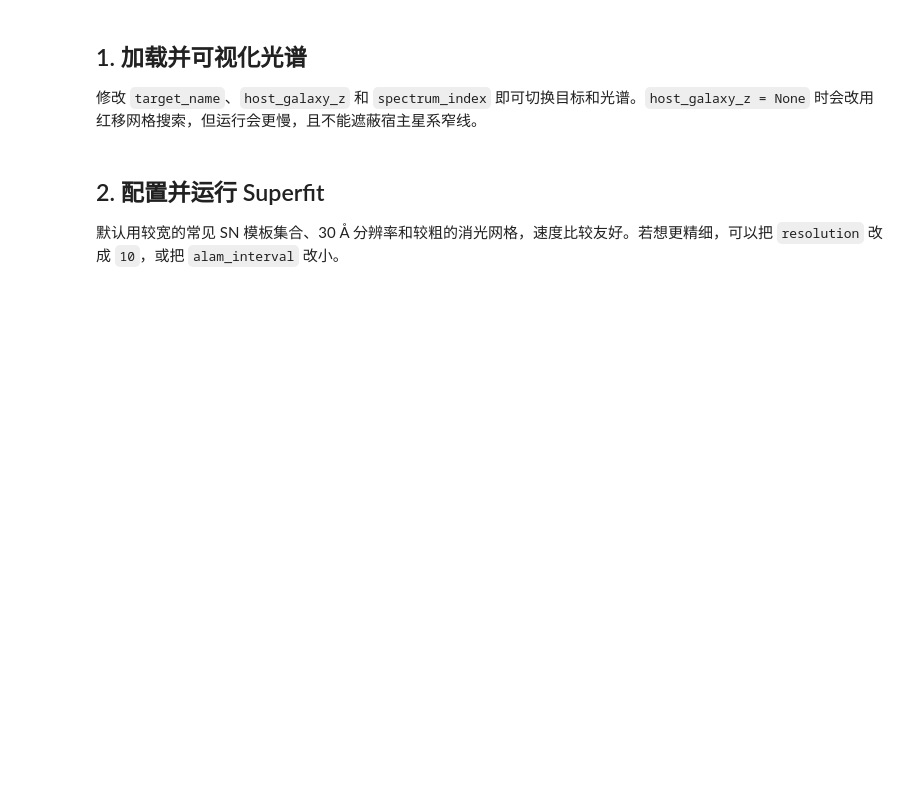
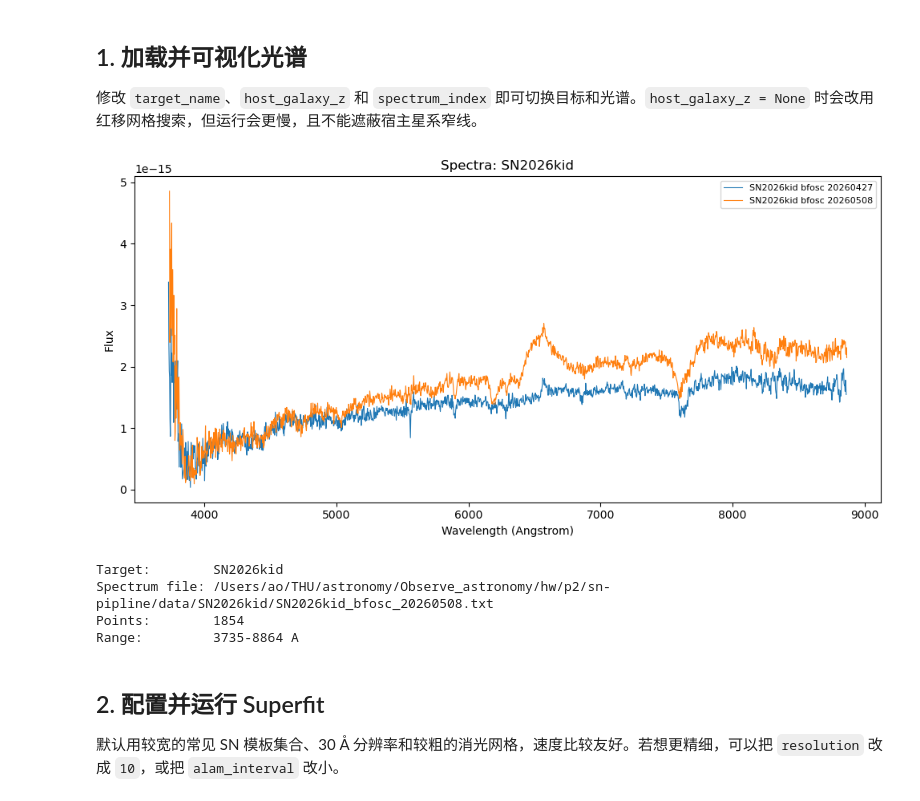
Before and after one commit to Zzzaurak/obsastro-sn-pipeline, a Jupyter notebook: notebooks/spectral_superfit.ipynb, the cells around one changed output. Saved outputs shown, nothing was run; the diff lists cells and outputs as text; code cells hidden in the pictures; blank space fills up the shorter version.

```diff
--- a/notebooks/spectral_superfit.ipynb
+++ b/notebooks/spectral_superfit.ipynb
@@ -74,24 +78,30 @@ print(f"Python:       {sys.executable}")
 # %%
 target_name = "SN2026kid"
 host_galaxy_z = None  # 已知宿主红移；未知时设为 None
-spectrum_index = 0        # 若同一目标有多条光谱，改这个索引
+spectrum_index = 2        # 若同一目标有多条光谱，改这个索引
 
-SPECTRUM_DIR = PROJECT_ROOT / "output" / target_name / "spectrum"
-spectrum_files = sorted(SPECTRUM_DIR.glob("spectrum_*.dat"))
+SPECTRUM_DIR = PROJECT_ROOT / "data" / target_name
+spectrum_files = sorted(SPECTRUM_DIR.glob("*.txt"))
 if not spectrum_files:
-    raise FileNotFoundError(f"No spectrum_*.dat files found in {SPECTRUM_DIR}")
+    raise FileNotFoundError(f"No *.txt files found in {SPECTRUM_DIR}")
 
 plot_spectra(spectrum_files, target_name, jupyter=True)
 
 spec_file = spectrum_files[spectrum_index]
 data = np.loadtxt(spec_file)
 wave_obs = data[:, 0]
 flux_obs = data[:, 1]
 
 print(f"Target:        {target_name}")
 print(f"Spectrum file: {spec_file}")
 print(f"Points:        {len(wave_obs)}")
 print(f"Range:         {wave_obs.min():.0f}-{wave_obs.max():.0f} A")
+# %% [output]
+[figure, added]
+Target:        SN2026kid
+Spectrum file: /Users/ao/THU/astronomy/Observe_astronomy/hw/p2/sn-pipline/data/SN2026kid/SN2026kid_bfosc_20260508.txt
+Points:        1854
+Range:         3735-8864 A
 # %% [markdown]
 ## 2. 配置并运行 Superfit
 
```
Also changed, not shown: parts of 7 cells of this notebook, 1 other file.
